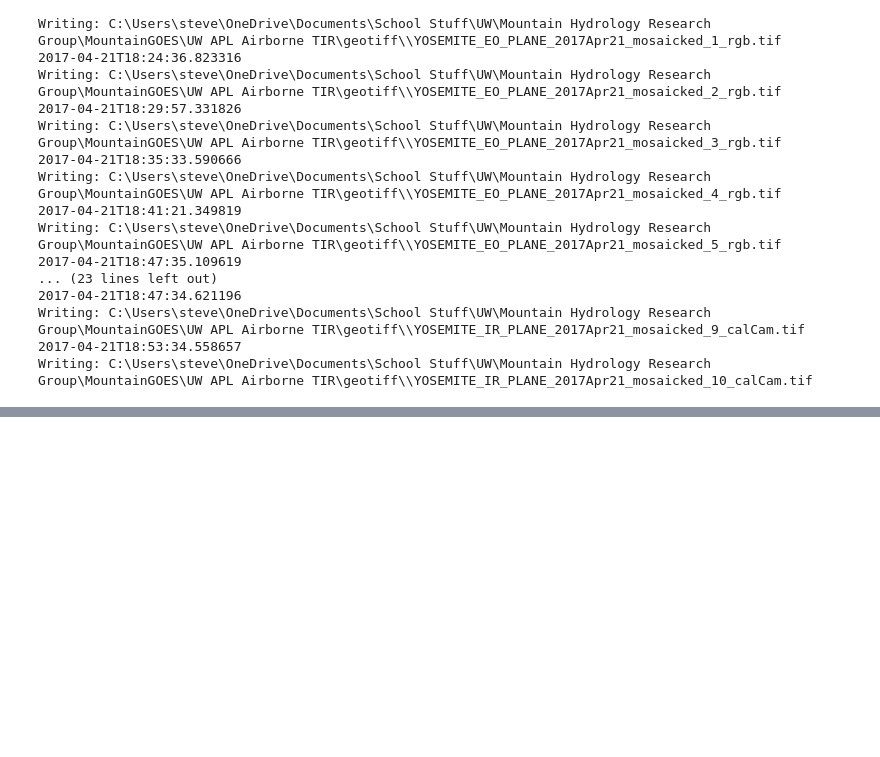
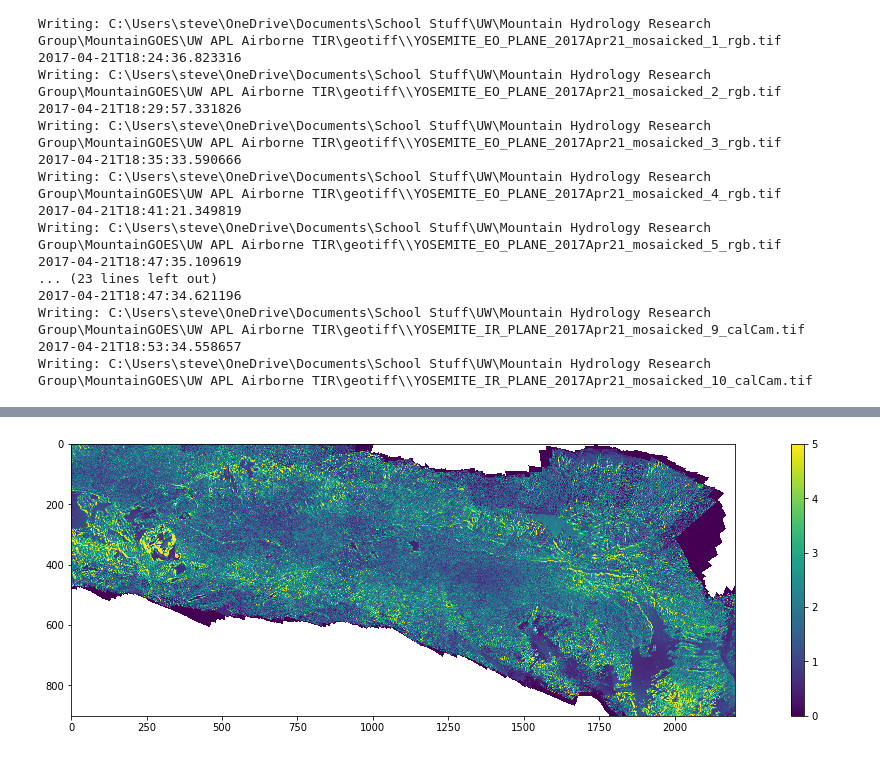
Before and after one commit to spestana/goes-ortho, a Jupyter notebook: old/aircraft-mat-to-geotiff.ipynb, the cells around one changed output, grey strips where cells are left out. Cells and saved outputs as stored; diff of their text form; code cells hidden in the pictures; blank space fills up the shorter version.

```diff
--- a/old/aircraft-mat-to-geotiff.ipynb
+++ b/old/aircraft-mat-to-geotiff.ipynb
@@ -216,0 +279,8 @@ Writing: C:\Users\steve\OneDrive\Documents\School Stuff\UW\Mountain Hydrology Re
+# %%
+std = np.nanstd(calCam,axis=2)
+plt.figure(figsize=(20,5))
+plt.imshow(std, vmin=0, vmax=5)
+plt.colorbar()
+plt.savefig('std.png',dip=600)
+# %% [output]
+[figure, added]
```
Also changed, not shown: parts of 10 cells of this notebook, 3 other files.
